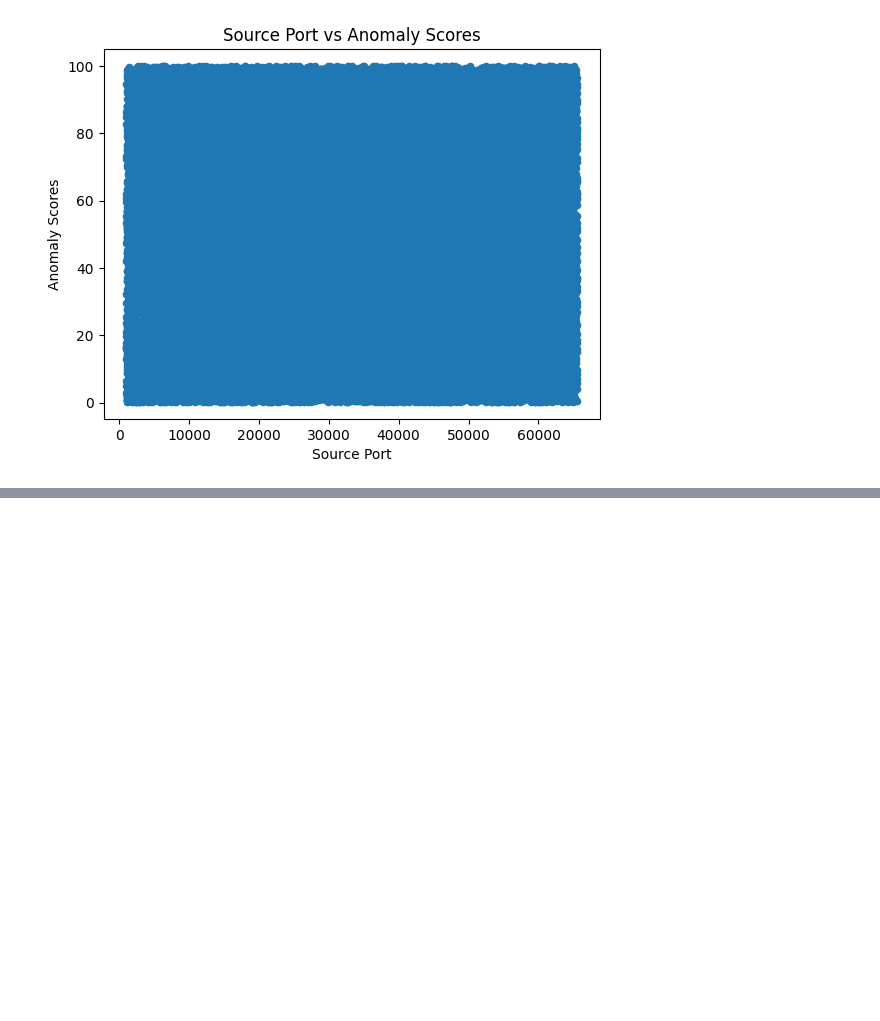
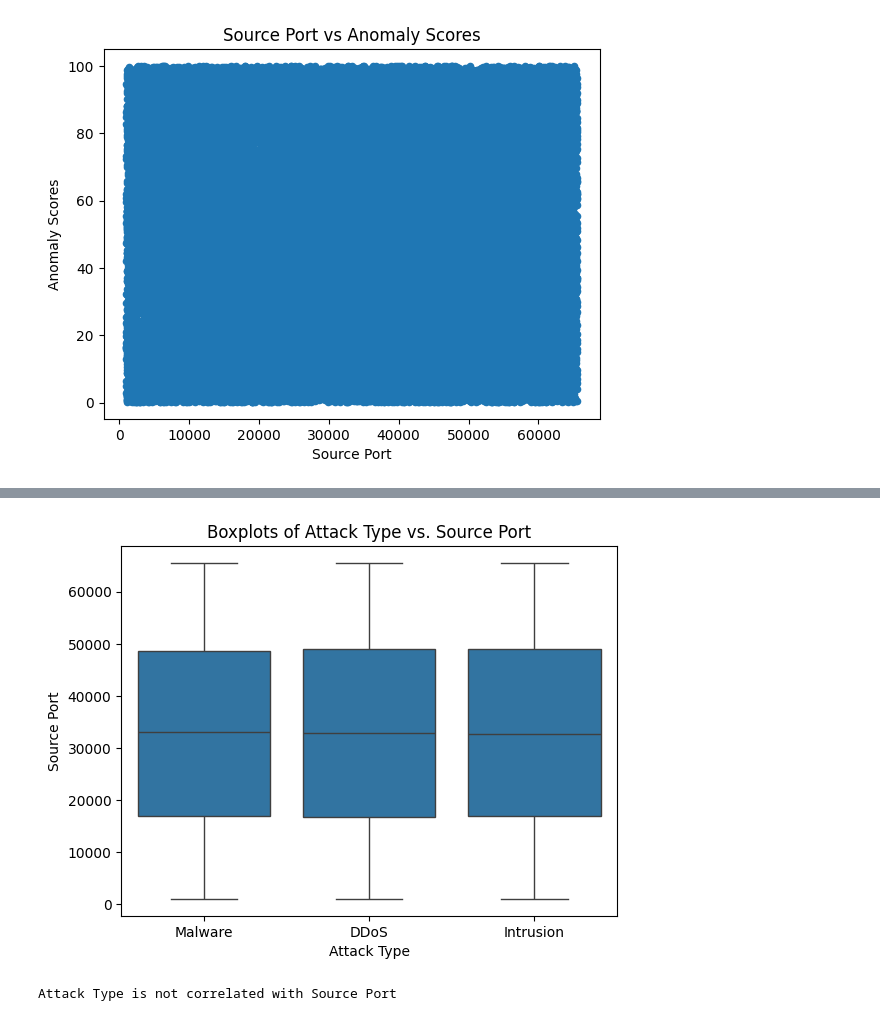
Before and after one commit to ChuckJovans/CyberSecurity-Attacks-EDA, a Jupyter notebook: cybersecurity.ipynb, the cells around one changed output, grey strips where cells are left out. Saved outputs shown, nothing was run; the diff lists cells and outputs as text; code cells hidden in the pictures; blank space fills up the shorter version.

```diff
--- a/cybersecurity.ipynb
+++ b/cybersecurity.ipynb
@@ -197,0 +203,5 @@ The correlation between Source Port and Anomaly Scores is: 0.004826322109444829
+# %%
+datacleaner.cont_to_cat("Source Port","Attack Type")
+# %% [output]
+[figure, added]
+Attack Type is not correlated with Source Port
```
Also changed, not shown: parts of 2 cells of this notebook.
